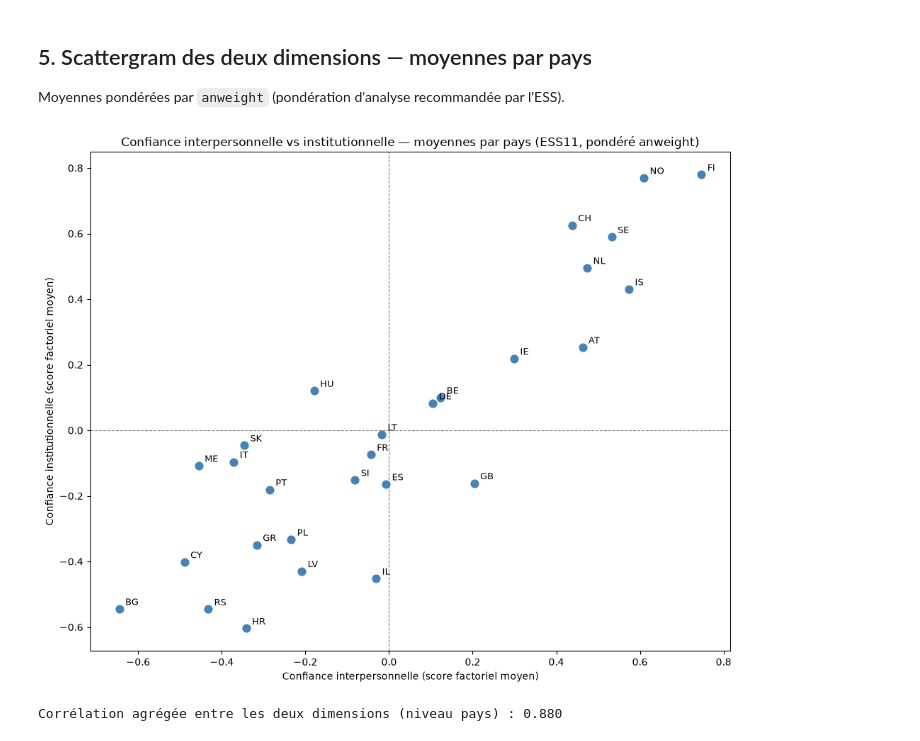
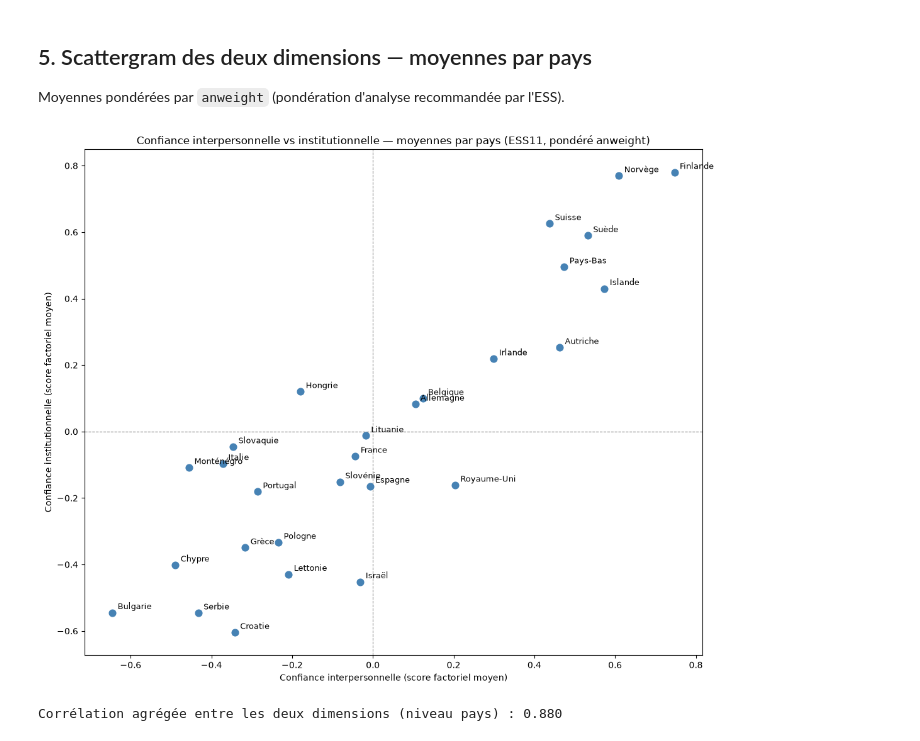
Before and after one commit to BenaventC/Master101_Nov2026, a Jupyter notebook: ESS11_confiance.ipynb, the cells around one changed output. Saved outputs shown, nothing was run; the diff lists cells and outputs as text; code cells hidden in the pictures.

```diff
--- a/ESS11_confiance.ipynb
+++ b/ESS11_confiance.ipynb
@@ -197,31 +198,44 @@ Moyennes pondérées par `anweight` (pondération d'analyse recommandée par l'E
 # %%
 def wmean(g, col):
     m = g[col].notna() & g["anweight"].notna()
     return np.average(g.loc[m, col], weights=g.loc[m, "anweight"])
+
+# Libellés complets des pays (ESS11)
+pays_labels = {
+    "AT": "Autriche",     "BE": "Belgique",   "BG": "Bulgarie",  "CH": "Suisse",
+    "CY": "Chypre",       "DE": "Allemagne",  "ES": "Espagne",   "FI": "Finlande",
+    "FR": "France",       "GB": "Royaume-Uni", "GR": "Grèce",    "HR": "Croatie",
+    "HU": "Hongrie",      "IE": "Irlande",    "IL": "Israël",    "IS": "Islande",
+    "IT": "Italie",       "LT": "Lituanie",   "LV": "Lettonie",  "ME": "Monténégro",
+    "NL": "Pays-Bas",     "NO": "Norvège",    "PL": "Pologne",   "PT": "Portugal",
+    "RS": "Serbie",       "SE": "Suède",      "SI": "Slovénie",  "SK": "Slovaquie",
+}
 
 pays = (df.groupby("cntry")
           .apply(lambda g: pd.Series({
               "trust_interp": wmean(g, "trust_interp"),
               "trust_inst": wmean(g, "trust_inst"),
           }), include_groups=False)
           .reset_index())
+pays["pays"] = pays["cntry"].map(pays_labels)
 
-fig, ax = plt.subplots(figsize=(10, 8))
+pays.to_csv("export/confiance_moyennes_pays.csv", index=False)
+fig, ax = plt.subplots(figsize=(11, 9))
 ax.scatter(pays["trust_interp"], pays["trust_inst"], s=60, color="steelblue", zorder=3)
 for _, row in pays.iterrows():
-    ax.annotate(row["cntry"], (row["trust_interp"], row["trust_inst"]),
+    ax.annotate(row["pays"], (row["trust_interp"], row["trust_inst"]),
                 textcoords="offset points", xytext=(6, 4), fontsize=9)
 ax.axhline(0, color="grey", lw=0.8, ls="--")
 ax.axvline(0, color="grey", lw=0.8, ls="--")
 ax.set_xlabel("Confiance interpersonnelle (score factoriel moyen)")
 ax.set_ylabel("Confiance institutionnelle (score factoriel moyen)")
 ax.set_title("Confiance interpersonnelle vs institutionnelle — moyennes par pays (ESS11, pondéré anweight)")
 plt.tight_layout()
 plt.savefig("image/confiance_pays_scatter.png", dpi=150, bbox_inches="tight")
 plt.show()
 
 print(f"Corrélation agrégée entre les deux dimensions (niveau pays) : "
       f"{pays['trust_interp'].corr(pays['trust_inst']):.3f}")
 # %% [output]
-[figure, old version]
+[figure, new version]
 Corrélation agrégée entre les deux dimensions (niveau pays) : 0.880
```
Also changed, not shown: parts of 2 cells of this notebook, 9 other files.
